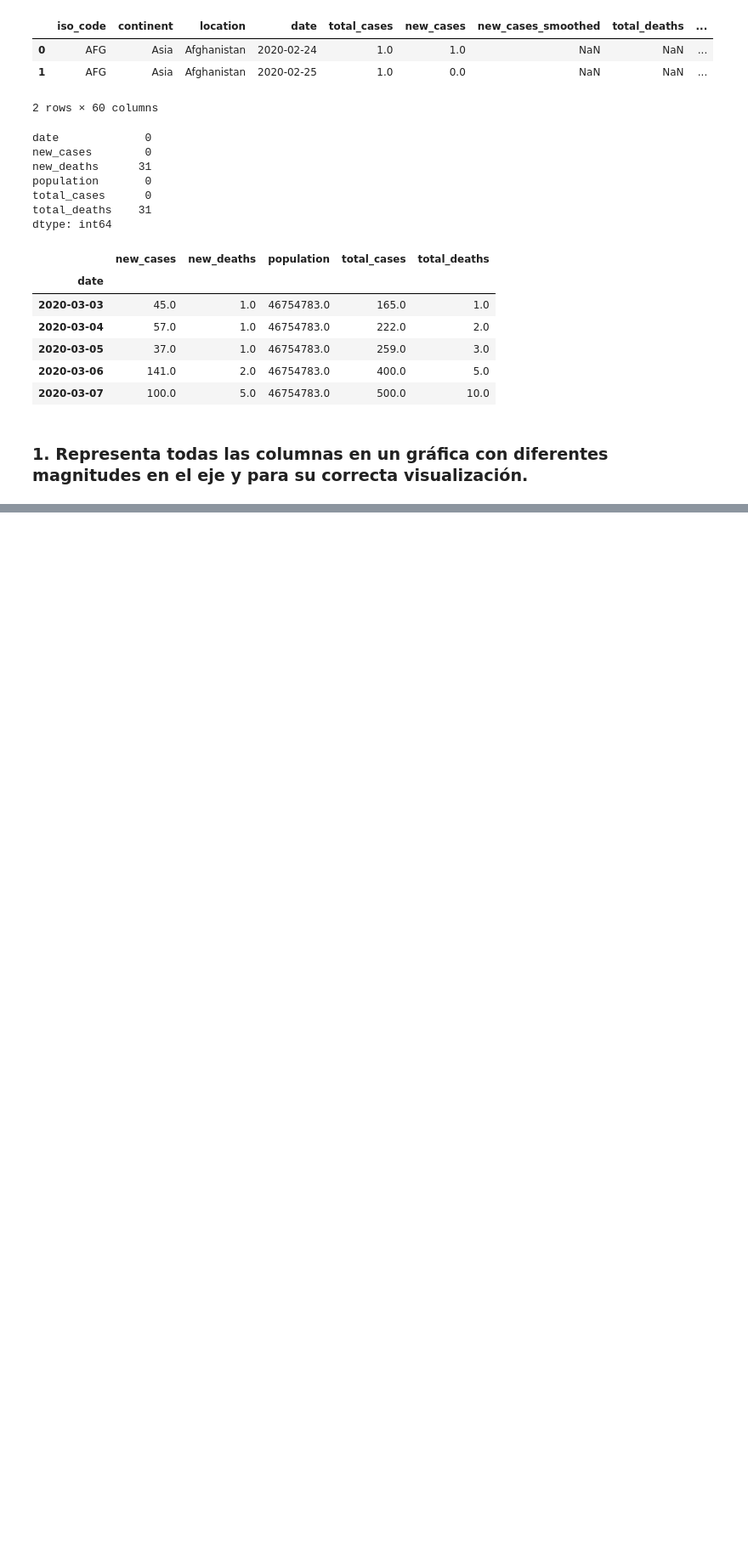
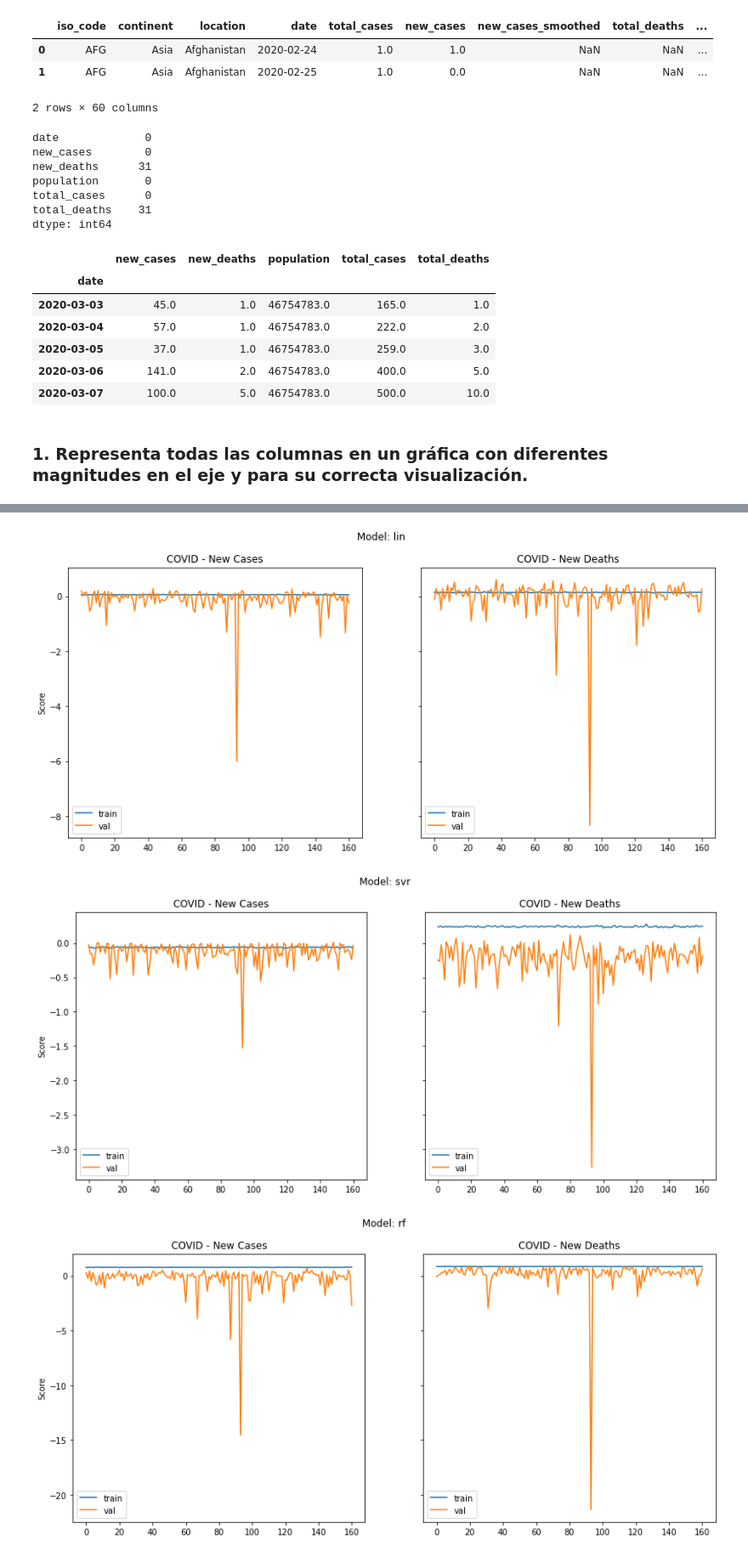
Before and after one commit to Jasc94/thebridge, a Jupyter notebook: week10_ML_competition_pca_kmeans/day1_gridsearch_pipelines/exercises/5.covid-forecast.ipynb, the cells around one changed output, grey strips where cells are left out. Shown at 85% size. Cells and saved outputs as stored; diff of their text form; code cells hidden in the pictures; blank space fills up the shorter version.

```diff
--- a/week10_ML_competition_pca_kmeans/day1_gridsearch_pipelines/exercises/5.covid-forecast.ipynb
+++ b/week10_ML_competition_pca_kmeans/day1_gridsearch_pipelines/exercises/5.covid-forecast.ipynb
@@ -95,0 +336,23 @@ plt.show()
+# %%
+for model_ in model_names:
+    fig, (ax1, ax2) = plt.subplots(1, 2, figsize = (14, 6), sharey = True)
+
+    # For y1
+    ax1.plot(scores[model_]["y1"]["train_scores"])
+    ax1.plot(scores[model_]["y1"]["val_scores"])
+    ax1.set_ylabel("Score")
+    ax1.legend(["train", "val"])
+    ax1.set_title("COVID - New Cases")
+
+    # For y2
+    ax2.plot(scores[model_]["y2"]["train_scores"])
+    ax2.plot(scores[model_]["y2"]["val_scores"])
+    ax2.legend(["train", "val"])
+    ax2.set_title("COVID - New Deaths")
+
+    plt.suptitle(f"Model: {model_}")
+    plt.show()
+# %% [output]
+[figure, added]
+[figure, added]
+[figure, added]
```
Also changed, not shown: parts of 13 cells of this notebook, 9 other files.
